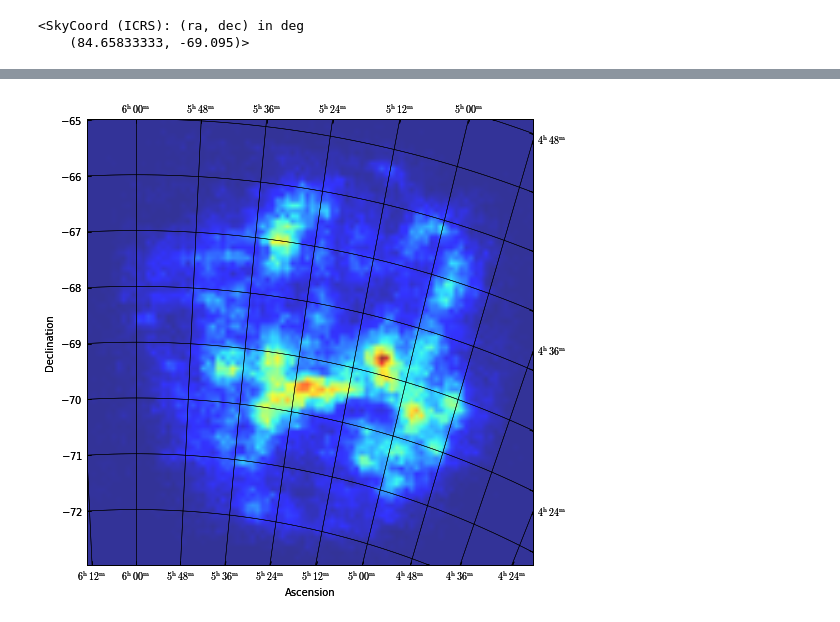
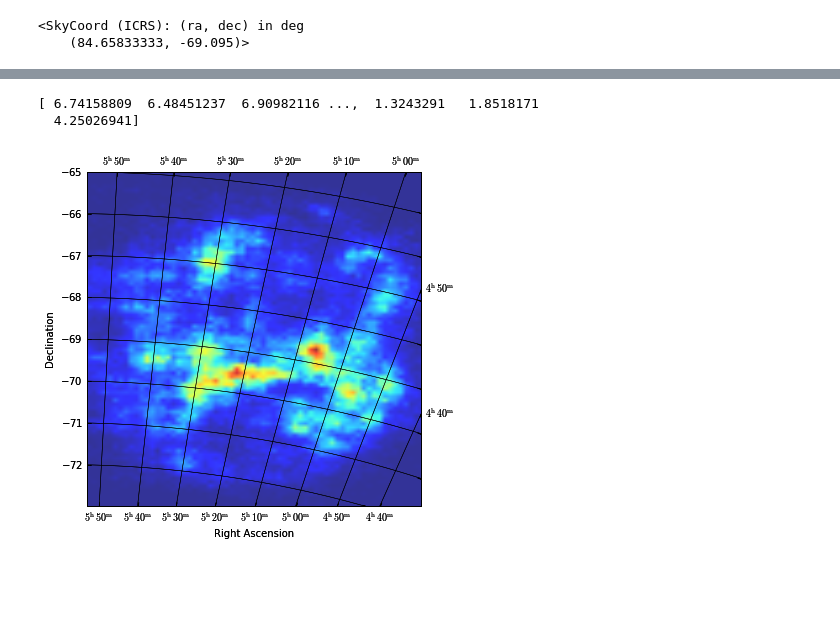
Before and after one commit to astroJeff/XRB, a Jupyter notebook: notebooks/LMC Forward.ipynb, the cells around one changed output, grey strips where cells are left out. Saved outputs shown, nothing was run; the diff lists cells and outputs as text; code cells hidden in the pictures; blank space fills up the shorter version.

```diff
--- a/notebooks/LMC Forward.ipynb
+++ b/notebooks/LMC Forward.ipynb
@@ -789,11 +786,11 @@ def curvelinear_test2(fig, rect=111):
     # You may or may not need these - they set the view window explicitly rather than using the
     # default as determined by matplotlib with extreme finder.
     ax1.set_aspect(1.)
-    ax1.set_xlim(-1, 8) # moves the origin left-right in ax1
+    ax1.set_xlim(0.5, 7) # moves the origin left-right in ax1
     ax1.set_ylim(17, 25) # moves the origin up-down
 
     ax1.set_ylabel('Declination')
-    ax1.set_xlabel('Ascension')
+    ax1.set_xlabel('Right Ascension')
     ax1.grid(True, linestyle='-')
     #ax1.grid(linestyle='--', which='x') # either keyword applies to both
     #ax1.grid(linestyle=':', which='y')  # sets of gridlines
@@ -801,37 +798,39 @@ def curvelinear_test2(fig, rect=111):
     return ax1,tr
 
 
-fig = plt.figure(1, figsize=(8, 8))
+fig = plt.figure(1, figsize=(6, 6))
 fig.clf()
 
 ax1, tr = curvelinear_test2(fig,111) # tr.transform_point((x, 0)) is always (0,0)
                             # => (theta, r) in but (r, theta) out...
 
 # Read RA, DEC data from file.
 ra = HMXB["ra"]
 dec = HMXB["dec"]
 out_test = tr.transform(zip(ra, dec))
 
 
 # Use this block to generate colored points with a colorbar.
 #cm = plt.cm.get_cmap('RdYlBu_r')
 #z = np.random.random((len(ra), 1))  # RGB values
 
 
 
 HMXB_hist, xedges, yedges = np.histogram2d(out_test[:,0], out_test[:,1], bins=100, weights=HMXB["norm"])
 extent = [xedges[0], xedges[-1], yedges[0], yedges[-1]]
 
 ax1.imshow(HMXB_hist.T, extent=extent, origin='lower', aspect='auto', alpha=0.8)
 #ax1.scatter(out_test[:,0],out_test[:,1], marker='.', alpha=0.01, color='k')
 
 
 
-plt.savefig('../figures/forward_LMC_HMXBs_color.pdf')
-#plt.show()
+#plt.savefig('../figures/forward_LMC_HMXBs_color.pdf')
+plt.show()
 
 
 #ax1.imshow(HMXB_hist.T, extent=extent, origin='lower', aspect='auto', cmap=cm.Greys, clim=[0.0,7.0e7])
 #plt.savefig('../figures/forward_LMC_HMXBs_bw.pdf')
 # %% [output]
+[ 6.74158809  6.48451237  6.90982116 ...,  1.3243291   1.8518171
+  4.25026941]
-[figure, old version]
+[figure, new version]
```
Also changed, not shown: parts of 2 cells of this notebook, 2 other files.
